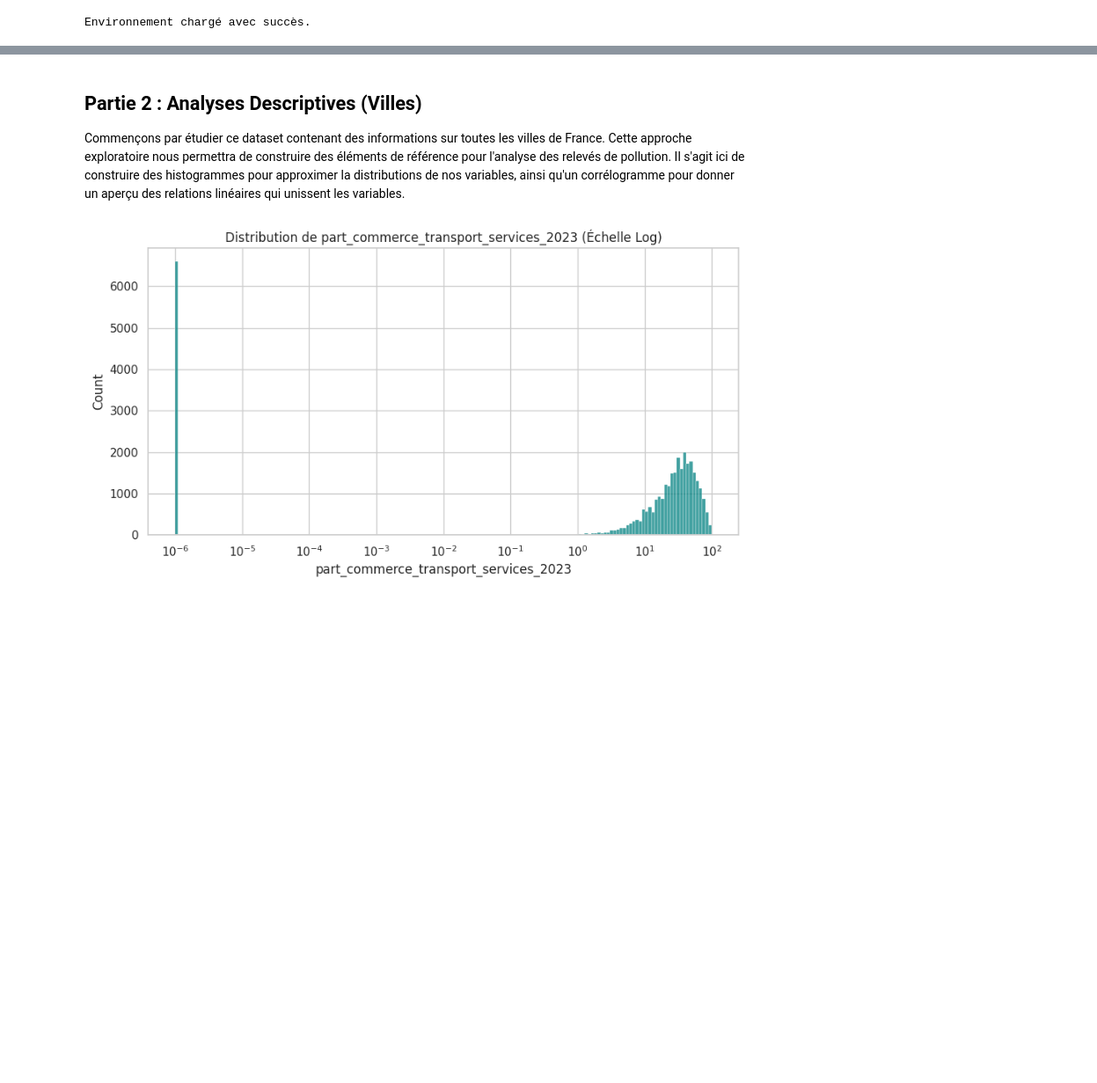
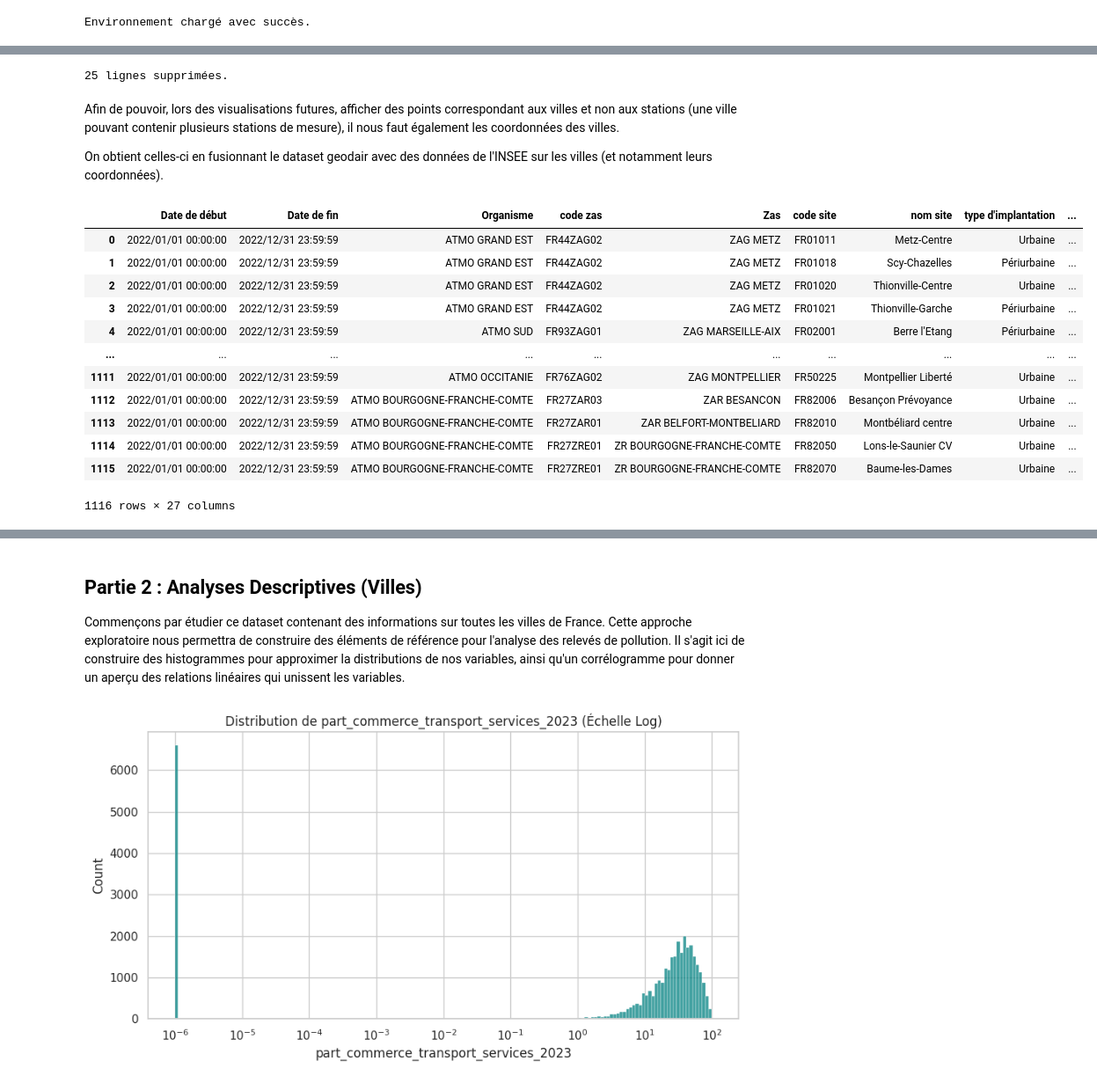
Before and after one commit to TheoSan75/Projet_Python_ENSAE_2A, a Jupyter notebook: main_clean.ipynb, the cells around one changed output, grey strips where cells are left out. Shown at 88% size. Cells and saved outputs as stored; diff of their text form; code cells hidden in the pictures; blank space fills up the shorter version.

```diff
--- a/main_clean.ipynb
+++ b/main_clean.ipynb
@@ -64,0 +143,44 @@ Dataset Villes nettoyé : (34386, 12)
+# %%
+n_before = geodair.shape[0]
+geodair = geodair.dropna(subset = ['CODGEO'])
+n_after = geodair.shape[0]
+
+print(str(n_before - n_after) + " lignes supprimées.")
+# %% [output]
+25 lignes supprimées.
+# %% [markdown]
+Afin de pouvoir, lors des visualisations futures, afficher des points correspondant aux villes et non aux stations (une ville pouvant contenir plusieurs stations de mesure), il nous faut également les coordonnées des villes.
+
+On obtient celles-ci en fusionnant le dataset geodair avec des données de l'INSEE sur les villes (et notamment leurs coordonnées).
+# %%
+communes = pd.read_csv("data/raw_data/20230823-communes-departement-region.csv")
+
+communes = communes[["code_commune_INSEE", "latitude", "longitude"]].rename(columns={
+    "code_commune_INSEE": "CODGEO",
+    "latitude": "Latitude_commune",
+    "longitude": "Longitude_commune"
+})
+
+communes = communes.drop_duplicates(subset=["CODGEO"])
+
+geodair = geodair.merge(
+    communes,
+    on="CODGEO",
+    how="left"
+)
+
+geodair
+# %% [output]
+|  | Date de début | Date de fin | Organisme | code zas | Zas | code site | nom site | type d'implantation | ... |
+| 0 | 2022/01/01 00:00:00 | 2022/12/31 23:59:59 | ATMO GRAND EST | FR44ZAG02 | ZAG METZ | FR01011 | Metz-Centre | Urbaine | ... |
+| 1 | 2022/01/01 00:00:00 | 2022/12/31 23:59:59 | ATMO GRAND EST | FR44ZAG02 | ZAG METZ | FR01018 | Scy-Chazelles | Périurbaine | ... |
+| 2 | 2022/01/01 00:00:00 | 2022/12/31 23:59:59 | ATMO GRAND EST | FR44ZAG02 | ZAG METZ | FR01020 | Thionville-Centre | Urbaine | ... |
+| 3 | 2022/01/01 00:00:00 | 2022/12/31 23:59:59 | ATMO GRAND EST | FR44ZAG02 | ZAG METZ | FR01021 | Thionville-Garche | Périurbaine | ... |
+| 4 | 2022/01/01 00:00:00 | 2022/12/31 23:59:59 | ATMO SUD | FR93ZAG01 | ZAG MARSEILLE-AIX | FR02001 | Berre l'Etang | Périurbaine | ... |
+| ... | ... | ... | ... | ... | ... | ... | ... | ... | ... |
+| 1111 | 2022/01/01 00:00:00 | 2022/12/31 23:59:59 | ATMO OCCITANIE | FR76ZAG02 | ZAG MONTPELLIER | FR50225 | Montpellier Liberté | Urbaine | ... |
+| 1112 | 2022/01/01 00:00:00 | 2022/12/31 23:59:59 | ATMO BOURGOGNE-FRANCHE-COMTE | FR27ZAR03 | ZAR BESANCON | FR82006 | Besançon Prévoyance | Urbaine | ... |
+| 1113 | 2022/01/01 00:00:00 | 2022/12/31 23:59:59 | ATMO BOURGOGNE-FRANCHE-COMTE | FR27ZAR01 | ZAR BELFORT-MONTBELIARD | FR82010 | Montbéliard centre | Urbaine | ... |
+| 1114 | 2022/01/01 00:00:00 | 2022/12/31 23:59:59 | ATMO BOURGOGNE-FRANCHE-COMTE | FR27ZRE01 | ZR BOURGOGNE-FRANCHE-COMTE | FR82050 | Lons-le-Saunier CV | Urbaine | ... |
+| 1115 | 2022/01/01 00:00:00 | 2022/12/31 23:59:59 | ATMO BOURGOGNE-FRANCHE-COMTE | FR27ZRE01 | ZR BOURGOGNE-FRANCHE-COMTE | FR82070 | Baume-les-Dames | Urbaine | ... |
+1116 rows × 27 columns
```
Also changed, not shown: parts of 22 cells of this notebook, 3 other files.
